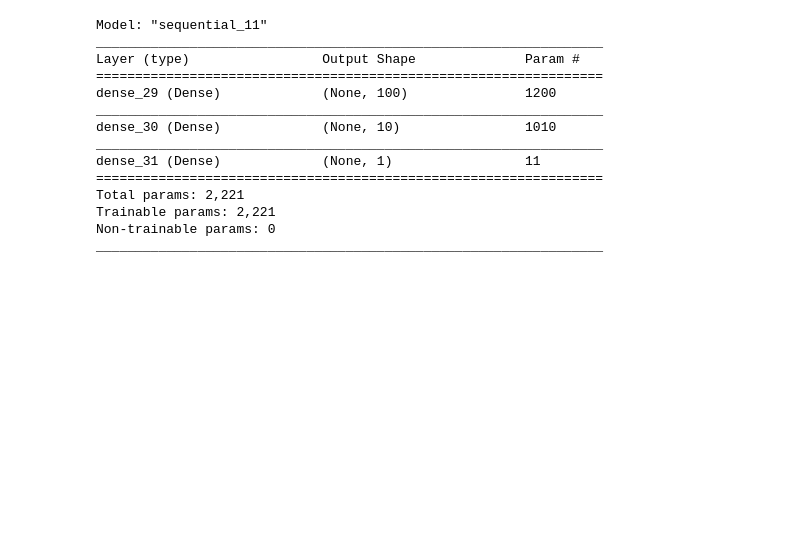
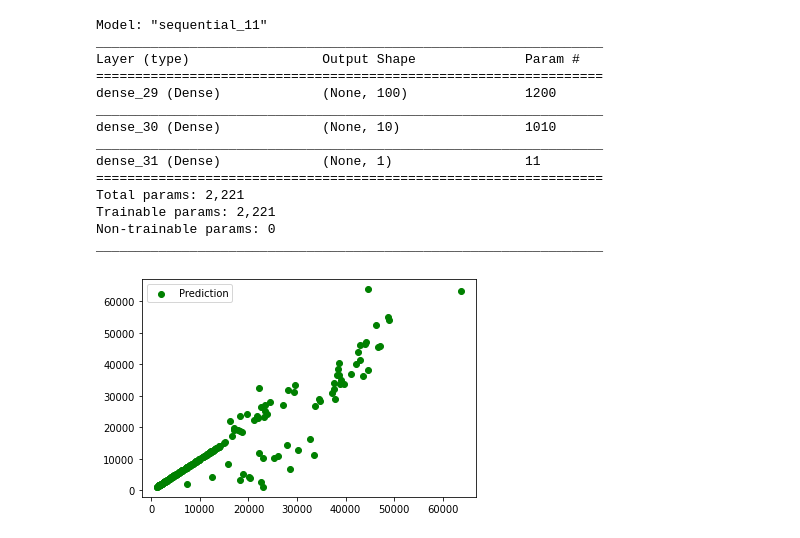
Before and after one commit to sameer203/Tensorflow_, a Jupyter notebook: 02_NN_regression_Medical_Cost_Insurance.ipynb, the cells around one changed output. Saved outputs shown, nothing was run; the diff lists cells and outputs as text; code cells hidden in the pictures; blank space fills up the shorter version.

Commit message:
Model prediction completed

```diff
--- a/02_NN_regression_Medical_Cost_Insurance.ipynb
+++ b/02_NN_regression_Medical_Cost_Insurance.ipynb
@@ -290,3 +290,12 @@ Total params: 2,221
 Trainable params: 2,221
 Non-trainable params: 0
 _________________________________________________________________
+# %%
+y_pred = insurance_model_3.predict(X_test_normal)
+# %%
+
+plt.scatter(y_test, y_pred, c="g", label="Prediction")
+
+plt.legend();
+# %% [output]
+[figure, added]
```
